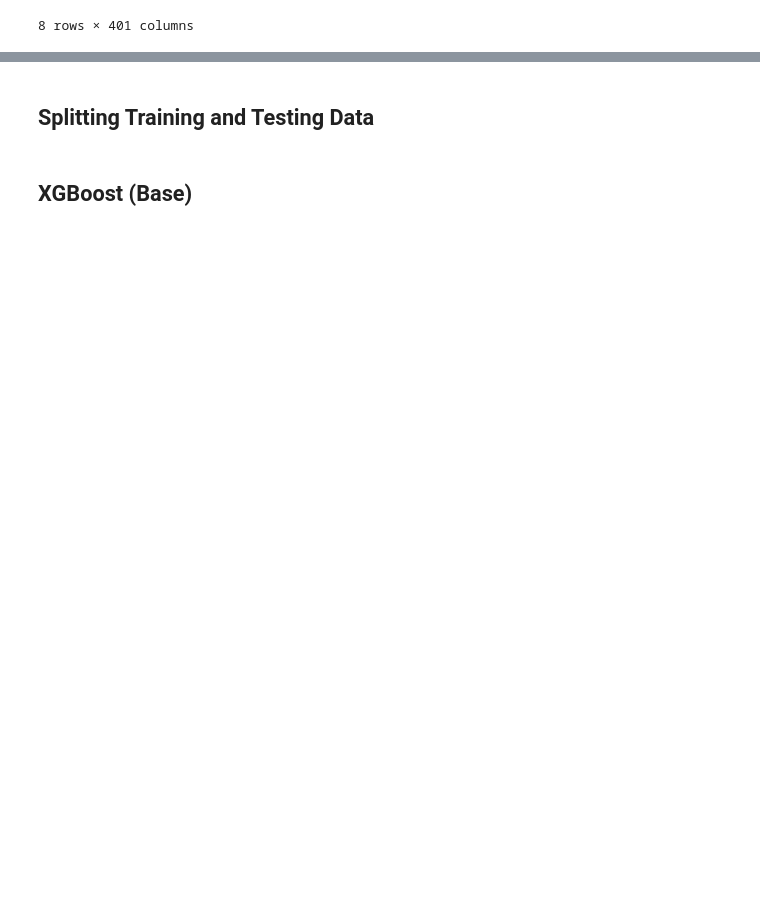
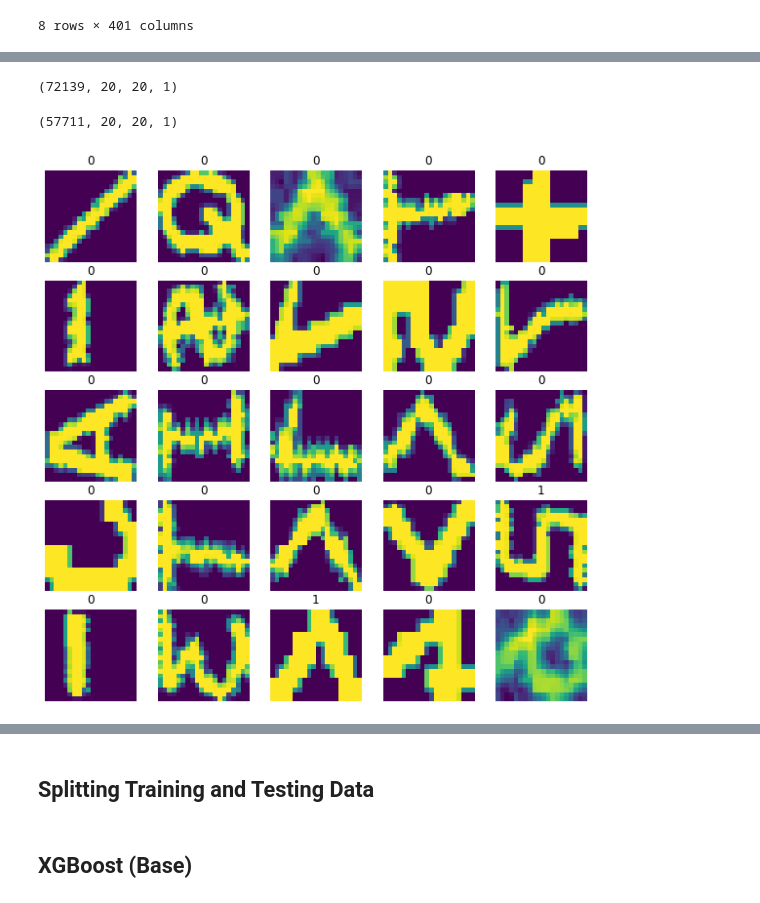
Before and after one commit to edologgerbird/fraud-pattern-vision-detection, a Jupyter notebook: bt4012-kaggle.ipynb, the cells around one changed output, grey strips where cells are left out. Saved outputs shown, nothing was run; the diff lists cells and outputs as text; code cells hidden in the pictures; blank space fills up the shorter version.

```diff
--- a/bt4012-kaggle.ipynb
+++ b/bt4012-kaggle.ipynb
@@ -162,0 +180,26 @@ ds.describe()
+# %%
+X_mat_arr_ex = X_mat_arr[:,:,:,None]
+# %%
+X_mat_arr_ex.shape
+# %% [output]
+(72139, 20, 20, 1)
+# %%
+y = ds.label.values
+# %%
+x_train, x_test, y_train, y_test = train_test_split(X_mat_arr_ex, y, test_size=0.20, random_state=0)
+# %%
+x_train.shape
+# %% [output]
+(57711, 20, 20, 1)
+# %%
+def show_batch(image_batch, label_batch):
+    plt.figure(figsize=(10,10))
+    for n in range(25):
+        ax = plt.subplot(5,5,n+1)
+        plt.imshow(image_batch[n])
+        plt.title(str(label_batch[n]))
+        plt.axis("off")
+# %%
+show_batch(x_train, y_train)
+# %% [output]
+[figure, added]
```
Also changed, not shown: parts of 18 cells of this notebook.
